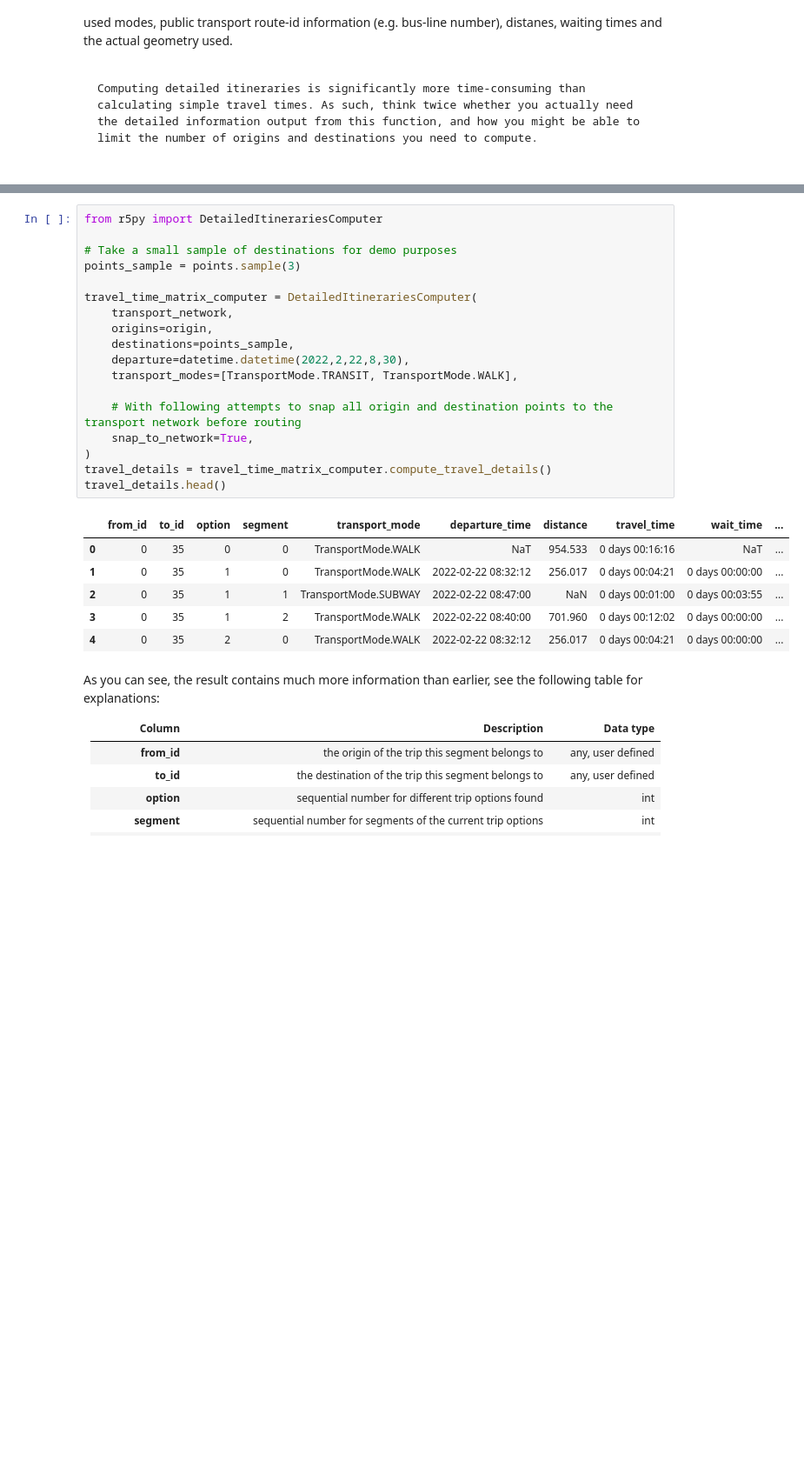
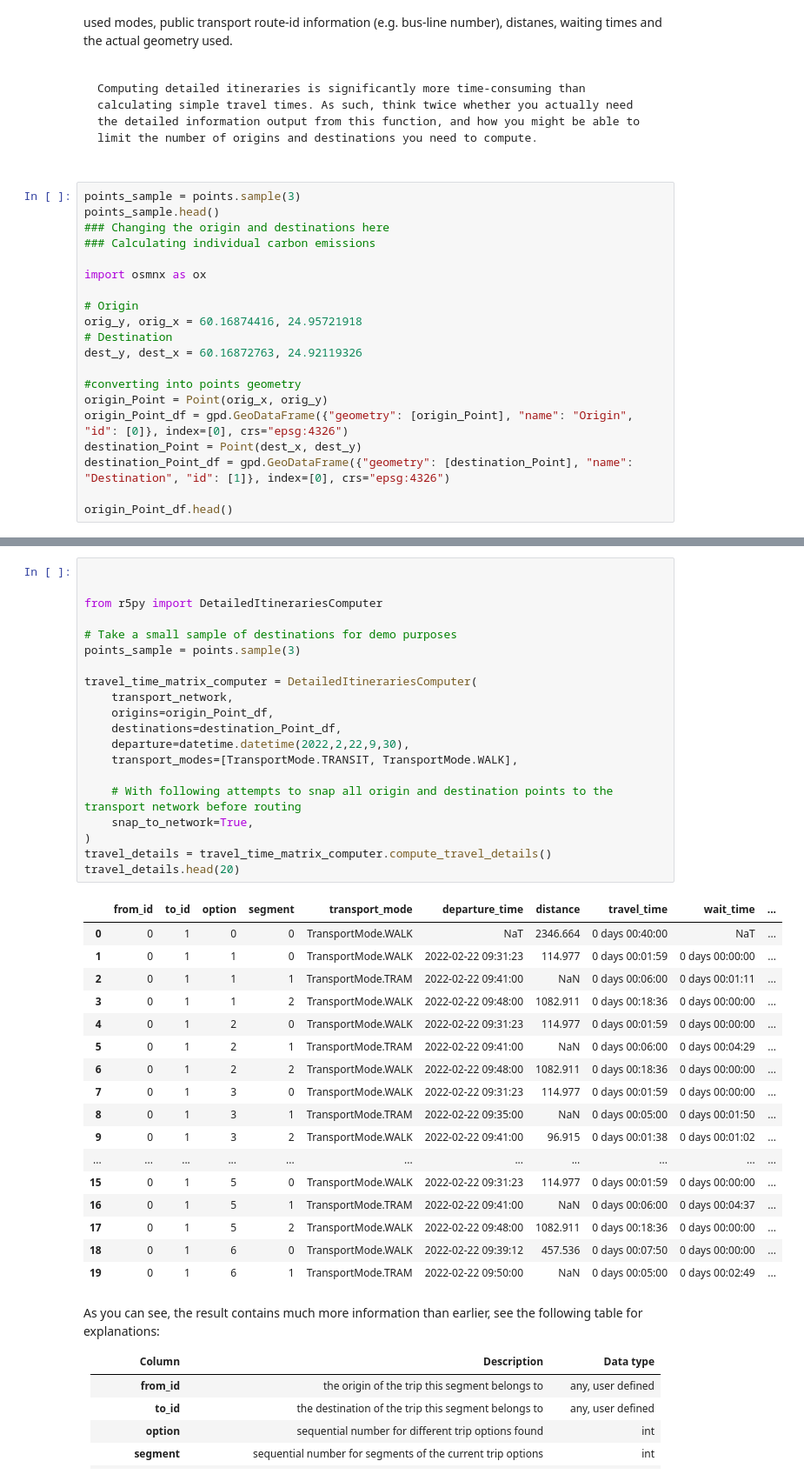
Before and after one commit to AaltoGIS/Mobile-Tartu-2024, a Jupyter notebook: source/notebooks/T2_calculating-travel-time-matrices_and_GHG_factors.ipynb, the cells around one changed output, grey strips where cells are left out. Shown at 87% size. Drawn from its saved outputs; the diff is of its cells as text; blank space fills up the shorter version.

````diff
--- a/source/notebooks/T2_calculating-travel-time-matrices_and_GHG_factors.ipynb
+++ b/source/notebooks/T2_calculating-travel-time-matrices_and_GHG_factors.ipynb
@@ -405,3 +414,23 @@ In case you are interested in more detailed routing results, it is possible to u
 Computing detailed itineraries is significantly more time-consuming than calculating simple travel times. As such, think twice whether you actually need the detailed information output from this function, and how you might be able to limit the number of origins and destinations you need to compute.
 
 ```
+# %%
+points_sample = points.sample(3)
+points_sample.head()
+### Changing the origin and destinations here
+### Calculating individual carbon emissions
+
+import osmnx as ox
+
+# Origin
+orig_y, orig_x = 60.16874416, 24.95721918
+# Destination
+dest_y, dest_x = 60.16872763, 24.92119326
+
+#converting into points geometry
+origin_Point = Point(orig_x, orig_y)
+origin_Point_df = gpd.GeoDataFrame({"geometry": [origin_Point], "name": "Origin", "id": [0]}, index=[0], crs="epsg:4326")
+destination_Point = Point(dest_x, dest_y)
+destination_Point_df = gpd.GeoDataFrame({"geometry": [destination_Point], "name": "Destination", "id": [1]}, index=[0], crs="epsg:4326")
+
+origin_Point_df.head()
@@ -408,28 +440,41 @@ Computing detailed itineraries is significantly more time-consuming than calcula
 # %%
+
+
 from r5py import DetailedItinerariesComputer
 
 # Take a small sample of destinations for demo purposes
 points_sample = points.sample(3)
 
 travel_time_matrix_computer = DetailedItinerariesComputer(
     transport_network,
-    origins=origin,
-    destinations=points_sample,
-    departure=datetime.datetime(2022,2,22,8,30),
+    origins=origin_Point_df,
+    destinations=destination_Point_df,
+    departure=datetime.datetime(2022,2,22,9,30),
     transport_modes=[TransportMode.TRANSIT, TransportMode.WALK],
 
     # With following attempts to snap all origin and destination points to the transport network before routing
     snap_to_network=True,
 )
 travel_details = travel_time_matrix_computer.compute_travel_details()
-travel_details.head()
+travel_details.head(20)
 # %% [output]
 |  | from_id | to_id | option | segment | transport_mode | departure_time | distance | travel_time | wait_time | ... |
-| 0 | 0 | 35 | 0 | 0 | TransportMode.WALK | NaT | 954.533 | 0 days 00:16:16 | NaT | ... |
-| 1 | 0 | 35 | 1 | 0 | TransportMode.WALK | 2022-02-22 08:32:12 | 256.017 | 0 days 00:04:21 | 0 days 00:00:00 | ... |
-| 2 | 0 | 35 | 1 | 1 | TransportMode.SUBWAY | 2022-02-22 08:47:00 | NaN | 0 days 00:01:00 | 0 days 00:03:55 | ... |
-| 3 | 0 | 35 | 1 | 2 | TransportMode.WALK | 2022-02-22 08:40:00 | 701.960 | 0 days 00:12:02 | 0 days 00:00:00 | ... |
-| 4 | 0 | 35 | 2 | 0 | TransportMode.WALK | 2022-02-22 08:32:12 | 256.017 | 0 days 00:04:21 | 0 days 00:00:00 | ... |
+| 0 | 0 | 1 | 0 | 0 | TransportMode.WALK | NaT | 2346.664 | 0 days 00:40:00 | NaT | ... |
+| 1 | 0 | 1 | 1 | 0 | TransportMode.WALK | 2022-02-22 09:31:23 | 114.977 | 0 days 00:01:59 | 0 days 00:00:00 | ... |
+| 2 | 0 | 1 | 1 | 1 | TransportMode.TRAM | 2022-02-22 09:41:00 | NaN | 0 days 00:06:00 | 0 days 00:01:11 | ... |
+| 3 | 0 | 1 | 1 | 2 | TransportMode.WALK | 2022-02-22 09:48:00 | 1082.911 | 0 days 00:18:36 | 0 days 00:00:00 | ... |
+| 4 | 0 | 1 | 2 | 0 | TransportMode.WALK | 2022-02-22 09:31:23 | 114.977 | 0 days 00:01:59 | 0 days 00:00:00 | ... |
+| 5 | 0 | 1 | 2 | 1 | TransportMode.TRAM | 2022-02-22 09:41:00 | NaN | 0 days 00:06:00 | 0 days 00:04:29 | ... |
+| 6 | 0 | 1 | 2 | 2 | TransportMode.WALK | 2022-02-22 09:48:00 | 1082.911 | 0 days 00:18:36 | 0 days 00:00:00 | ... |
+| 7 | 0 | 1 | 3 | 0 | TransportMode.WALK | 2022-02-22 09:31:23 | 114.977 | 0 days 00:01:59 | 0 days 00:00:00 | ... |
+| 8 | 0 | 1 | 3 | 1 | TransportMode.TRAM | 2022-02-22 09:35:00 | NaN | 0 days 00:05:00 | 0 days 00:01:50 | ... |
+| 9 | 0 | 1 | 3 | 2 | TransportMode.WALK | 2022-02-22 09:41:00 | 96.915 | 0 days 00:01:38 | 0 days 00:01:02 | ... |
+| ... | ... | ... | ... | ... | ... | ... | ... | ... | ... | ... |
+| 15 | 0 | 1 | 5 | 0 | TransportMode.WALK | 2022-02-22 09:31:23 | 114.977 | 0 days 00:01:59 | 0 days 00:00:00 | ... |
+| 16 | 0 | 1 | 5 | 1 | TransportMode.TRAM | 2022-02-22 09:41:00 | NaN | 0 days 00:06:00 | 0 days 00:04:37 | ... |
+| 17 | 0 | 1 | 5 | 2 | TransportMode.WALK | 2022-02-22 09:48:00 | 1082.911 | 0 days 00:18:36 | 0 days 00:00:00 | ... |
+| 18 | 0 | 1 | 6 | 0 | TransportMode.WALK | 2022-02-22 09:39:12 | 457.536 | 0 days 00:07:50 | 0 days 00:00:00 | ... |
+| 19 | 0 | 1 | 6 | 1 | TransportMode.TRAM | 2022-02-22 09:50:00 | NaN | 0 days 00:05:00 | 0 days 00:02:49 | ... |
 # %% [markdown]
 As you can see, the result contains much more information than earlier, see the following table for explanations:
 
````
Also changed, not shown: parts of 3 cells of this notebook.
